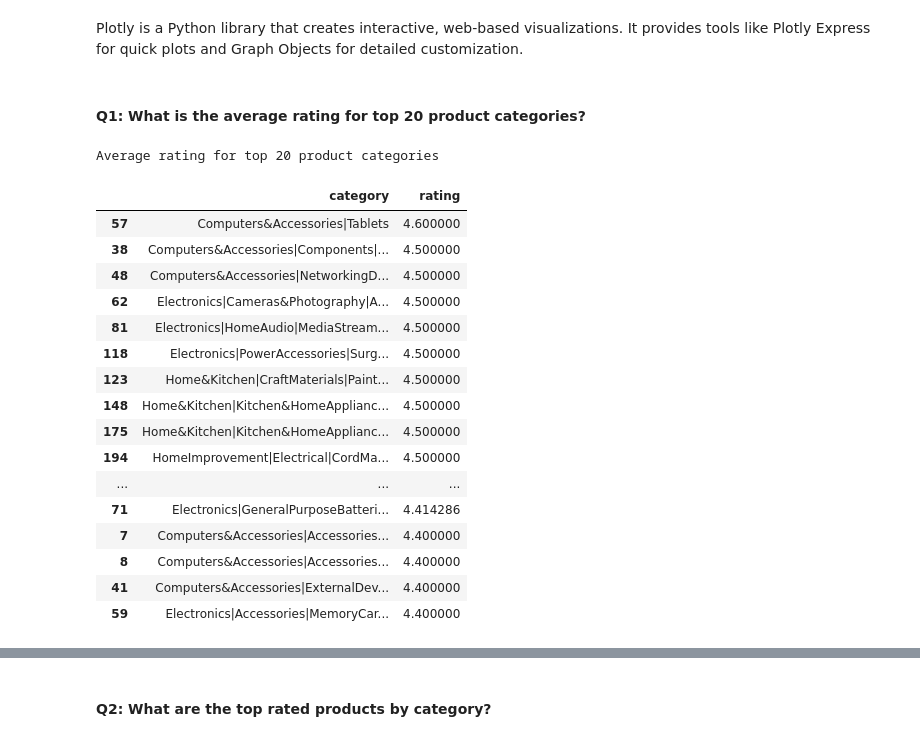
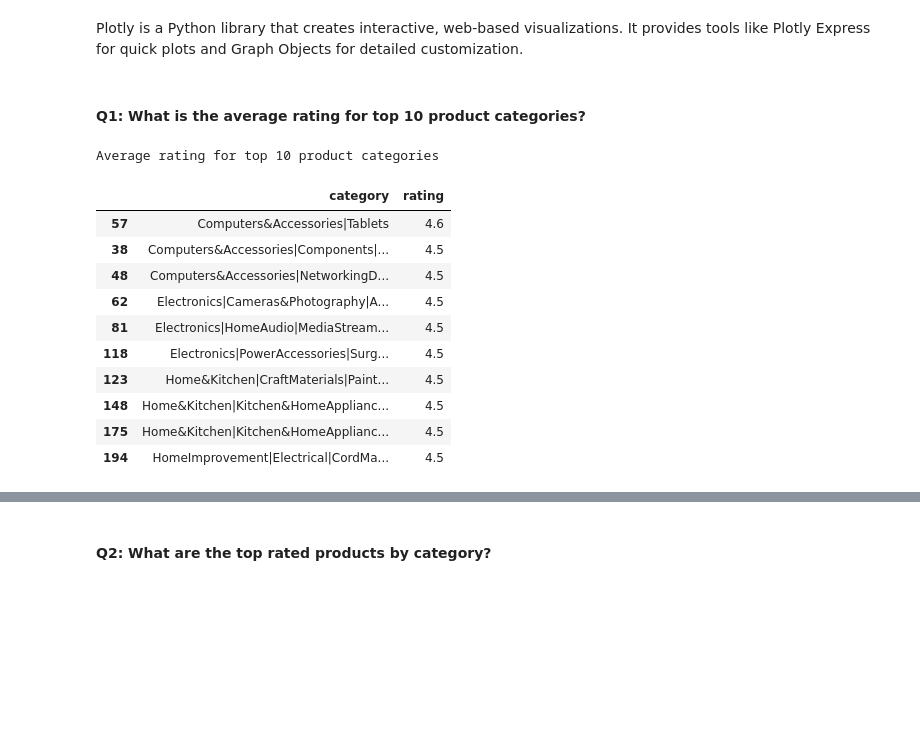
Before and after one commit to mariamkhan04/Amazon_Sales_Analysis_Plotly, a Jupyter notebook: eda.ipynb, the cells around one changed output, grey strips where cells are left out. Saved outputs shown, nothing was run; the diff lists cells and outputs as text; code cells hidden in the pictures; blank space fills up the shorter version.

```diff
--- a/eda.ipynb
+++ b/eda.ipynb
@@ -13,7 +13,7 @@ import plotly.graph_objects as go
 # %%
 # Load the Data from the CSV file
 
-amazon_sales = pd.read_csv("Data Source/amazon.csv")
+amazon_sales = pd.read_csv("src/amazon.csv")
 amazon_sales.head(5)
 # %% [output]
 |  | product_id | product_name | category | discounted_price | actual_price | discount_percentage | rating | ... |
@@ -210,36 +210,30 @@ def save_and_display(fig, filename):
     # Provide a clickable link to the interactive plot
     display(HTML(f'<a href="{html_filename}" target="_blank">View Interactive Plot</a>'))
 # %% [markdown]
-#### **Q1:  What is the average rating for top 20 product categories?**
+#### **Q1:  What is the average rating for top 10 product categories?**
 # %%
 # Avg. rating for each product category
 category_avg_rating = amazon_sales.groupby('category')['rating'].mean().reset_index()
 
-print("\nAverage rating for top 20 product categories")
+print("\nAverage rating for top 10 product categories")
 
-# Avg. rating for top 20 Product categories
-top_categories = category_avg_rating.nlargest(20, 'rating')  # Top 20 categories
+# Avg. rating for top 10 Product categories
+top_categories = category_avg_rating.nlargest(10, 'rating')  # Top 10 categories
 
 top_categories
 # %% [output]
-Average rating for top 20 product categories
+Average rating for top 10 product categories
 |  | category | rating |
-| 57 | Computers&Accessories|Tablets | 4.600000 |
-| 38 | Computers&Accessories|Components|... | 4.500000 |
-| 48 | Computers&Accessories|NetworkingD... | 4.500000 |
-| 62 | Electronics|Cameras&Photography|A... | 4.500000 |
-| 81 | Electronics|HomeAudio|MediaStream... | 4.500000 |
-| 118 | Electronics|PowerAccessories|Surg... | 4.500000 |
-| 123 | Home&Kitchen|CraftMaterials|Paint... | 4.500000 |
-| 148 | Home&Kitchen|Kitchen&HomeApplianc... | 4.500000 |
-| 175 | Home&Kitchen|Kitchen&HomeApplianc... | 4.500000 |
-| 194 | HomeImprovement|Electrical|CordMa... | 4.500000 |
-| ... | ... | ... |
-| 71 | Electronics|GeneralPurposeBatteri... | 4.414286 |
-| 7 | Computers&Accessories|Accessories... | 4.400000 |
-| 8 | Computers&Accessories|Accessories... | 4.400000 |
-| 41 | Computers&Accessories|ExternalDev... | 4.400000 |
-| 59 | Electronics|Accessories|MemoryCar... | 4.400000 |
+| 57 | Computers&Accessories|Tablets | 4.6 |
+| 38 | Computers&Accessories|Components|... | 4.5 |
+| 48 | Computers&Accessories|NetworkingD... | 4.5 |
+| 62 | Electronics|Cameras&Photography|A... | 4.5 |
+| 81 | Electronics|HomeAudio|MediaStream... | 4.5 |
+| 118 | Electronics|PowerAccessories|Surg... | 4.5 |
+| 123 | Home&Kitchen|CraftMaterials|Paint... | 4.5 |
+| 148 | Home&Kitchen|Kitchen&HomeApplianc... | 4.5 |
+| 175 | Home&Kitchen|Kitchen&HomeApplianc... | 4.5 |
+| 194 | HomeImprovement|Electrical|CordMa... | 4.5 |
 # %%
 # bar plot for average rating for each product category
 fig1 = px.bar(data_frame=top_categories,
```
Also changed, not shown: parts of 23 cells of this notebook, 20 other files.
